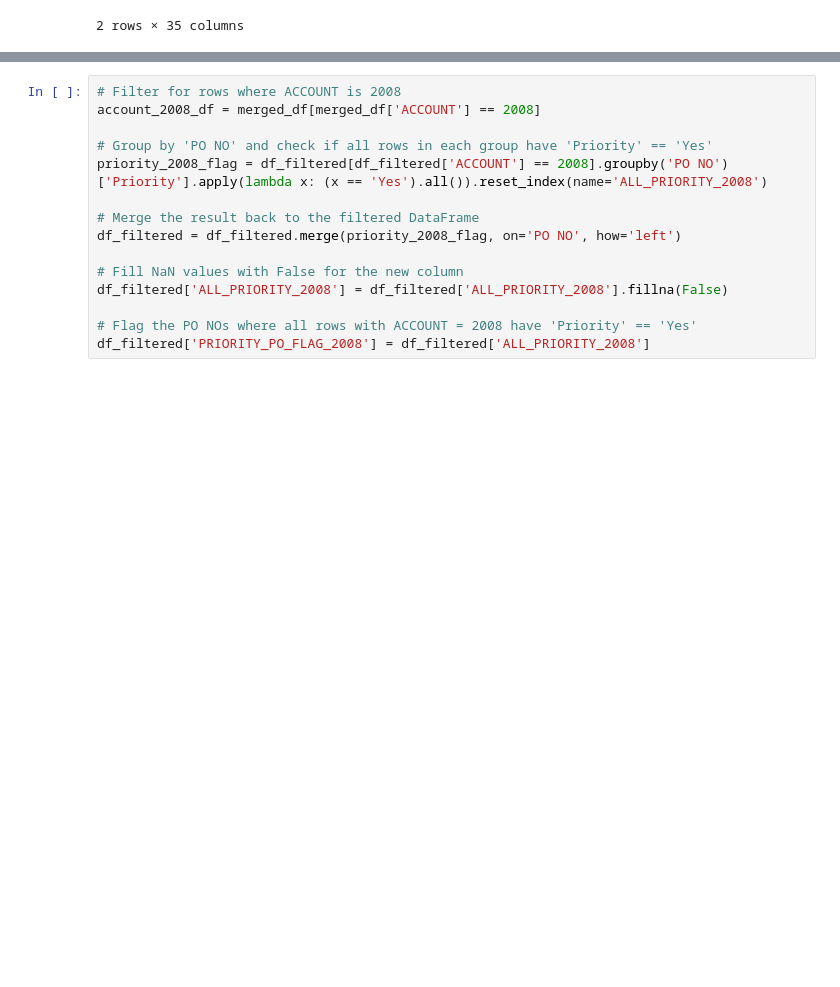
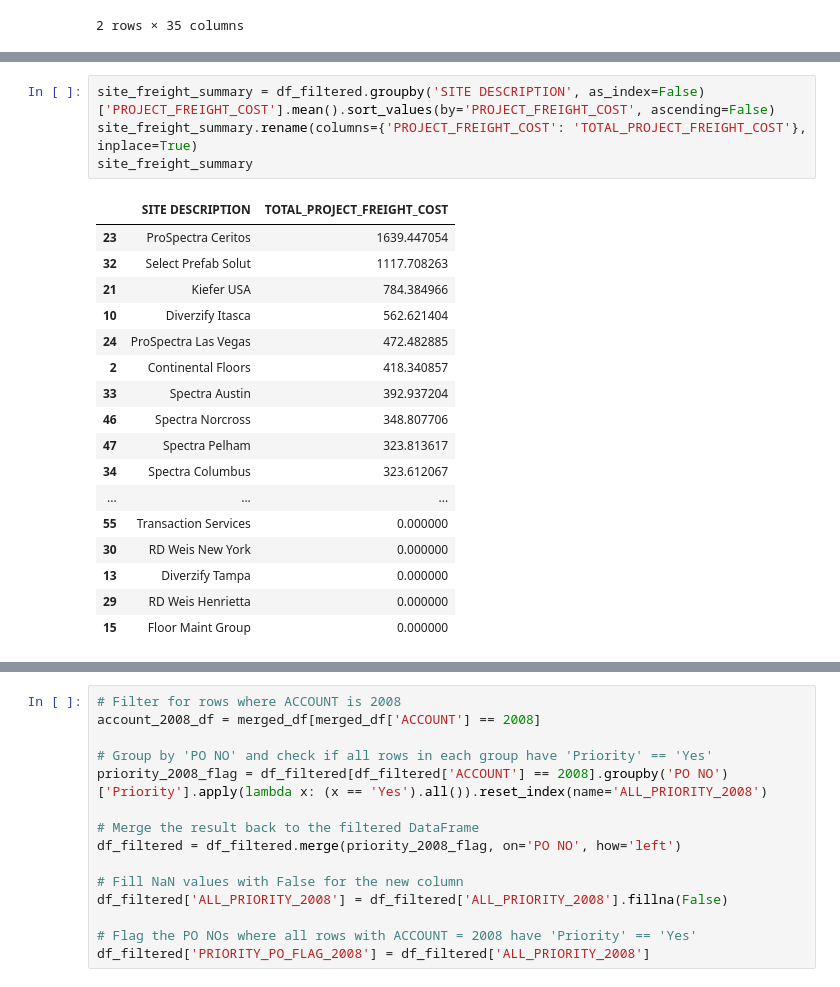
Before and after one commit to Zhuwaki/diverzify_freight_analysis, a Jupyter notebook: notebooks/nigel_04042025_freight_analysis.ipynb, the cells around one changed output, grey strips where cells are left out. Saved outputs shown, nothing was run; the diff lists cells and outputs as text; blank space fills up the shorter version.

```diff
--- a/notebooks/nigel_04042025_freight_analysis.ipynb
+++ b/notebooks/nigel_04042025_freight_analysis.ipynb
@@ -271,0 +376,22 @@ df_filtered.head(2)
+# %%
+site_freight_summary = df_filtered.groupby('SITE DESCRIPTION', as_index=False)['PROJECT_FREIGHT_COST'].mean().sort_values(by='PROJECT_FREIGHT_COST', ascending=False)
+site_freight_summary.rename(columns={'PROJECT_FREIGHT_COST': 'TOTAL_PROJECT_FREIGHT_COST'}, inplace=True)
+site_freight_summary
+# %% [output]
+|  | SITE DESCRIPTION | TOTAL_PROJECT_FREIGHT_COST |
+| 23 | ProSpectra Ceritos | 1639.447054 |
+| 32 | Select Prefab Solut | 1117.708263 |
+| 21 | Kiefer USA | 784.384966 |
+| 10 | Diverzify Itasca | 562.621404 |
+| 24 | ProSpectra Las Vegas | 472.482885 |
+| 2 | Continental Floors | 418.340857 |
+| 33 | Spectra Austin | 392.937204 |
+| 46 | Spectra Norcross | 348.807706 |
+| 47 | Spectra Pelham | 323.813617 |
+| 34 | Spectra Columbus | 323.612067 |
+| ... | ... | ... |
+| 55 | Transaction Services | 0.000000 |
+| 30 | RD Weis New York | 0.000000 |
+| 13 | Diverzify Tampa | 0.000000 |
+| 29 | RD Weis Henrietta | 0.000000 |
+| 15 | Floor Maint Group | 0.000000 |
```
Also changed, not shown: parts of 23 cells of this notebook, 2 other files.
